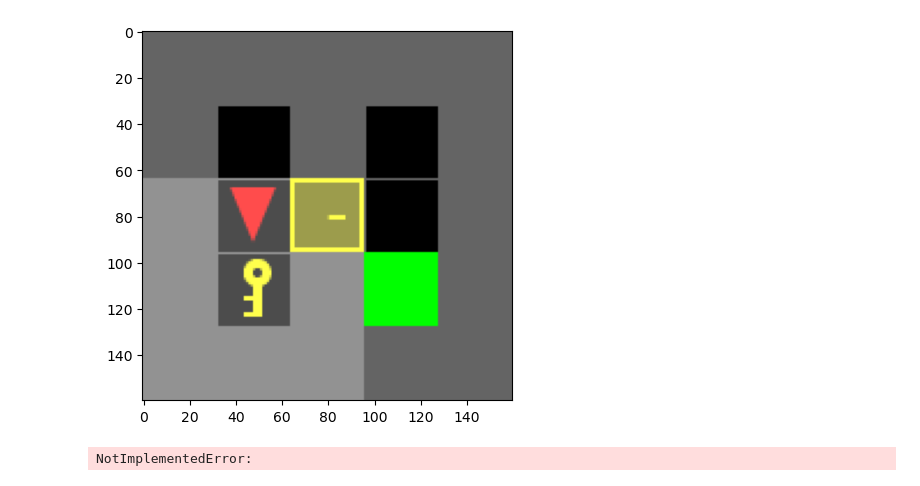
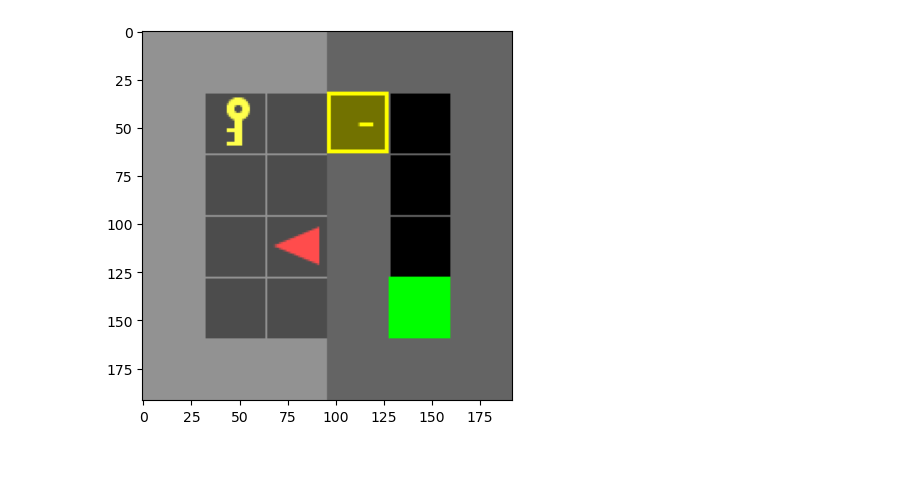
Before and after one commit to chry-santhemum/Evo-PPO, a Jupyter notebook: Discrete.ipynb, the cells around one changed output. Saved outputs shown, nothing was run; the diff lists cells and outputs as text; code cells hidden in the pictures.

```diff
--- a/Discrete.ipynb
+++ b/Discrete.ipynb
@@ -609,13 +748,6 @@ class ACModel(Model):
 
         return dist, value
 # %%
-env = get_door_key_env(5)
+env = get_door_key_env(6)
 # %% [output]
-[figure, old version]
+[figure, new version]
-# %%
-PPO_agent = PPO(ACModel, env=env, args=Config(), seed=0)
-smooth_rs, num_frames = PPO_agent.train()
-
-plt.plot(num_frames, smooth_rs)
-# %% [output]
-NotImplementedError:
```
Also changed, not shown: parts of 7 cells of this notebook.
